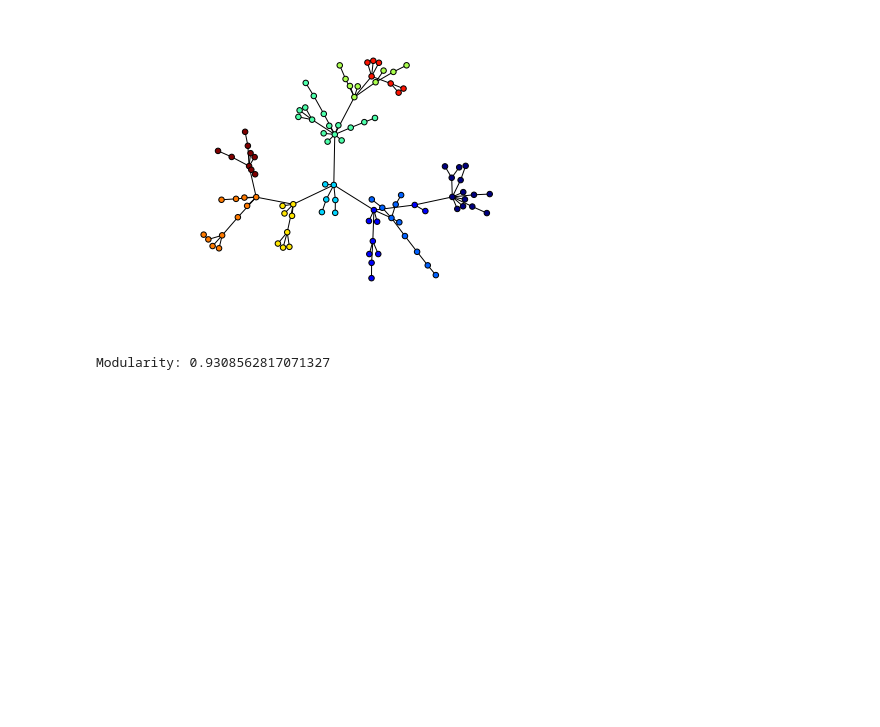
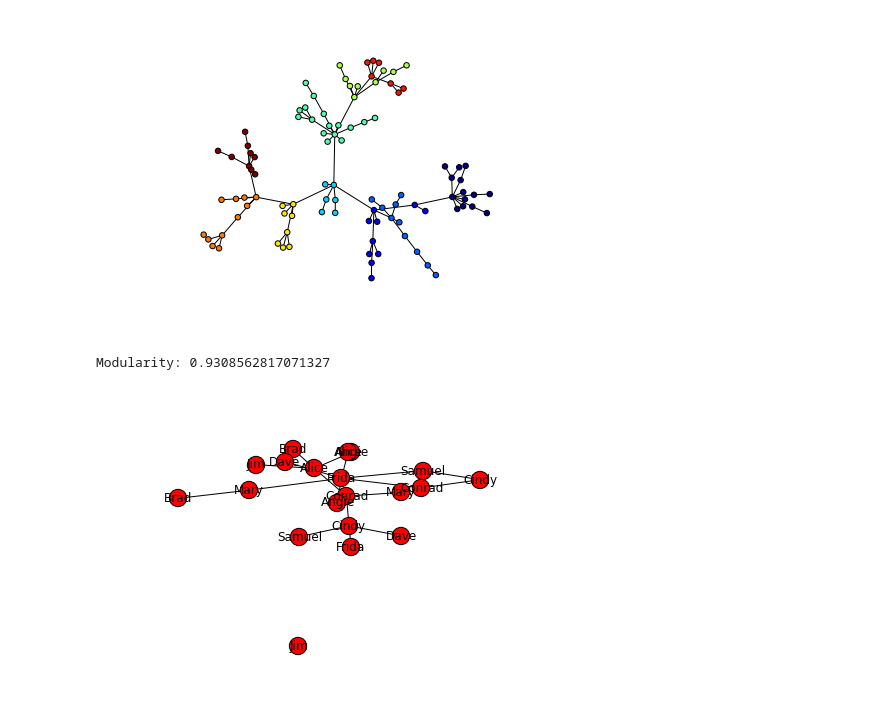
Before and after one commit to donwany/Graph-and-Social-Network-Analytics, a Jupyter notebook: Live Coding.ipynb, the cells around one changed output. Saved outputs shown, nothing was run; the diff lists cells and outputs as text; code cells hidden in the pictures; blank space fills up the shorter version.

Commit message:
social network files
social network files

```diff
--- a/Live Coding.ipynb
+++ b/Live Coding.ipynb
@@ -1625,3 +1625,33 @@ mod = comm.modularity(part,G) #Compute the modularity of a partition of a graph
 print('Modularity:',mod)
 # %% [output]
 Modularity: 0.9308562817071327
+# %%
+import networkx as net
+
+o=net.Graph()
+
+o.add_edge('Conrad','Mary')
+o.add_edge('Conrad','Cindy')
+o.add_edge('Conrad','Alice')
+o.add_edge('Alice','Brad')
+o.add_edge('Alice','Angie')
+o.add_edge('Alice','Jim')
+o.add_edge('Cindy','Samuel')
+o.add_edge('Cindy','Dave')
+o.add_edge('Cindy','Frida')
+net.draw(o,with_labels=True)
+
+a=net.Graph()
+a.add_edge('Cindy','Samuel')
+a.add_edge('Cindy','Conrad')
+a.add_edge('Samuel','Frida')
+a.add_edge('Conrad','Frida')
+a.add_edge('Alice','Frida')
+a.add_edge('Angie','Frida')
+a.add_edge('Dave','Frida')
+a.add_edge('Mary','Frida')
+a.add_edge('Brad','Mary')
+a.add_node('Jim')
+net.draw(a,with_labels=True)
+# %% [output]
+[figure, added]
```
Also changed, not shown: 26 other files.
